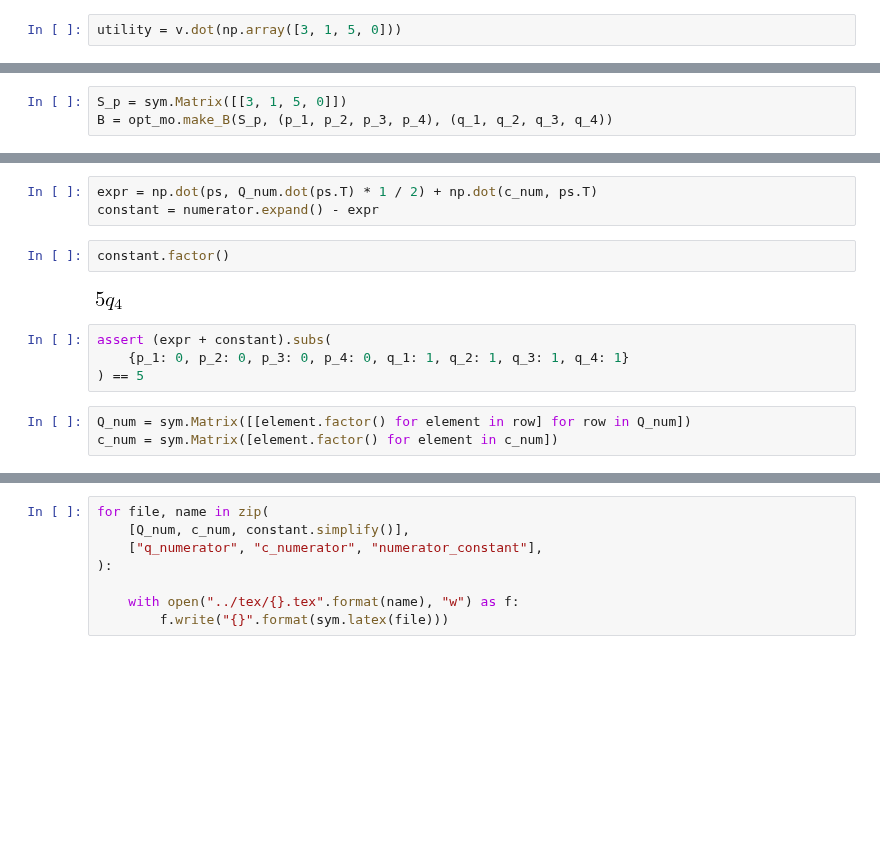
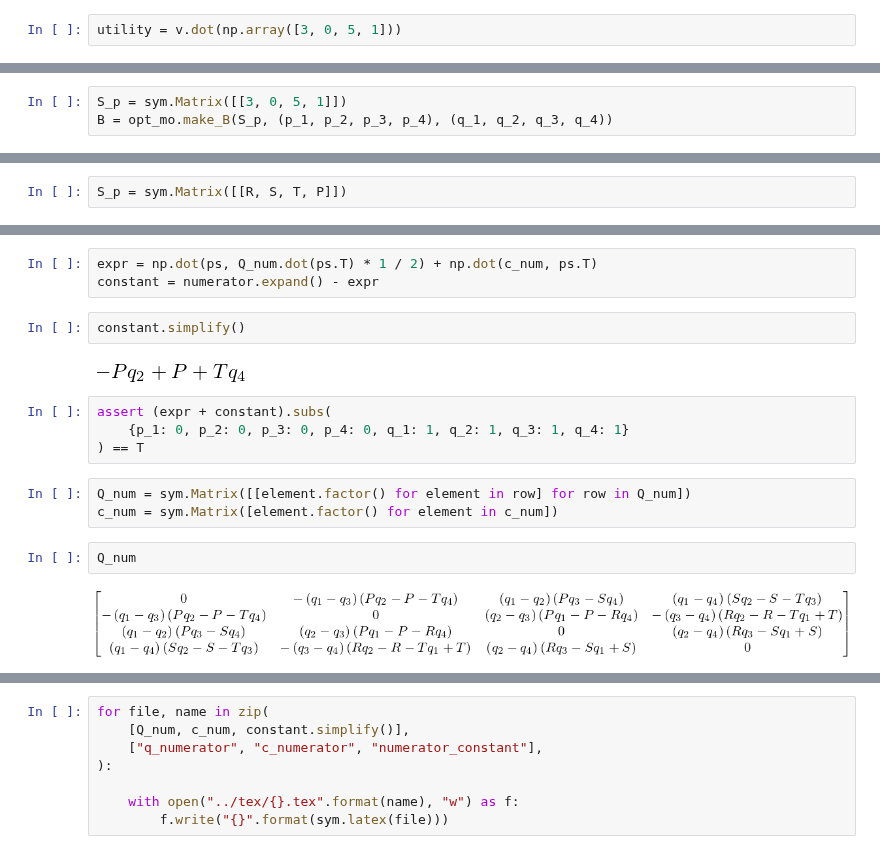
Before and after one commit to Nikoleta-v3/Memory-size-in-the-prisoners-dilemma, a Jupyter notebook: nbs/1. Utility and Best responses to memory-one players.ipynb, the cells around one changed output, grey strips where cells are left out. Cells and saved outputs as stored; diff of their text form; blank space fills up the shorter version.

```diff
--- a/nbs/1. Utility and Best responses to memory-one players.ipynb
+++ b/nbs/1. Utility and Best responses to memory-one players.ipynb
@@ -54,7 +54,7 @@ v = sym.Matrix([[ss[pi_1]], [ss[pi_2]], [ss[pi_3]], [ss[pi_4]]])
 R, S, T, P = sym.symbols("R, S, T, P")
 payoffs = np.array([R, S, T, P])
 # %%
-utility = v.dot(np.array([3, 1, 5, 0]))
+utility = v.dot(np.array([3, 0, 5, 1]))
 # %% [markdown]
 To test this we can have a defector play against a defector. We know that the score should be 1. Similar for two cooperators the score should be 3.
 # %%
@@ -80,7 +80,7 @@ that:
 
 where $D$ is a $4 \times 4$ the determinant of a defined matrix $B$.
 # %%
-S_p = sym.Matrix([[3, 1, 5, 0]])
+S_p = sym.Matrix([[3, 0, 5, 1]])
 B = opt_mo.make_B(S_p, (p_1, p_2, p_3, p_4), (q_1, q_2, q_3, q_4))
 # %%
 def pd_utility(S_p, x, y):
@@ -114,5 +114,7 @@ Thus the objective function $u$ is the fraction/ratio of the two quadratic forms
 Information on quadratic programming can be found [here](https://neos-guide.org/content/quadratic-programming,http://www.numerical.rl.ac.uk/people/nimg/qp/qp.html).
 # %% [markdown]
 **Our formulation.**
+# %%
+S_p = sym.Matrix([[R, S, T, P]])
 # %%
 utility = pd_utility(S_p, p, q)
@@ -140,13 +163,17 @@ c_num = np.array(
 expr = np.dot(ps, Q_num.dot(ps.T) * 1 / 2) + np.dot(c_num, ps.T)
 constant = numerator.expand() - expr
 # %%
-constant.factor()
+constant.simplify()
 # %% [output]
-[figure, old version]
+[figure, new version]
 # %%
 assert (expr + constant).subs(
     {p_1: 0, p_2: 0, p_3: 0, p_4: 0, q_1: 1, q_2: 1, q_3: 1, q_4: 1}
-) == 5
+) == T
 # %%
 Q_num = sym.Matrix([[element.factor() for element in row] for row in Q_num])
 c_num = sym.Matrix([element.factor() for element in c_num])
+# %%
+Q_num
+# %% [output]
+[figure, added]
```
Also changed, not shown: parts of 13 cells of this notebook, 7 other files.
